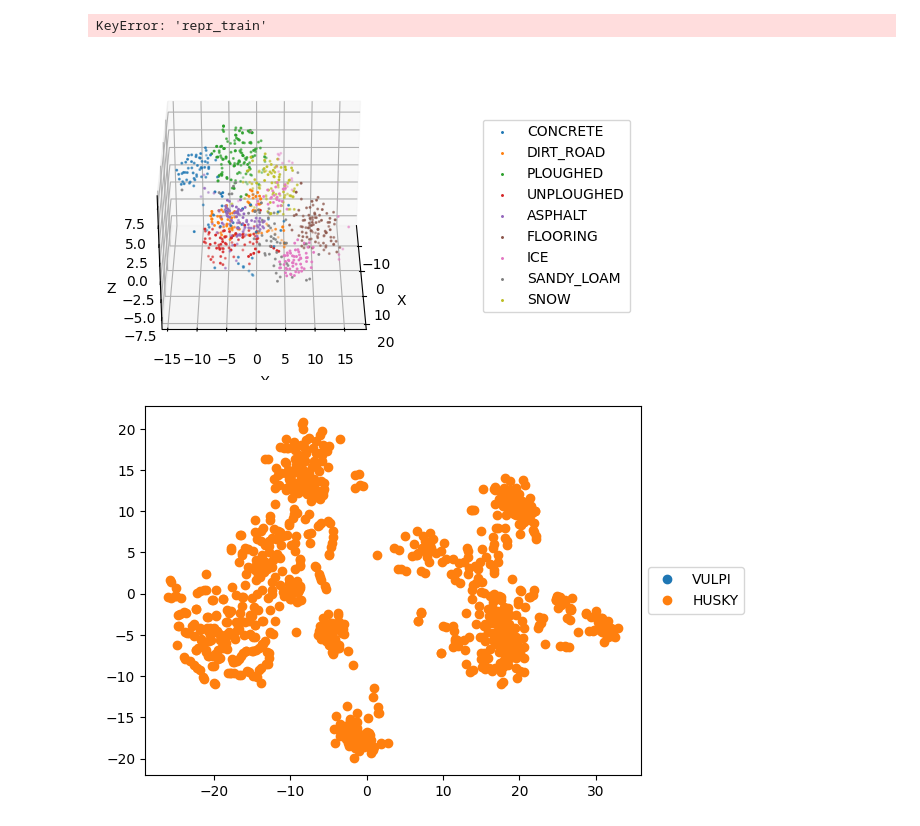
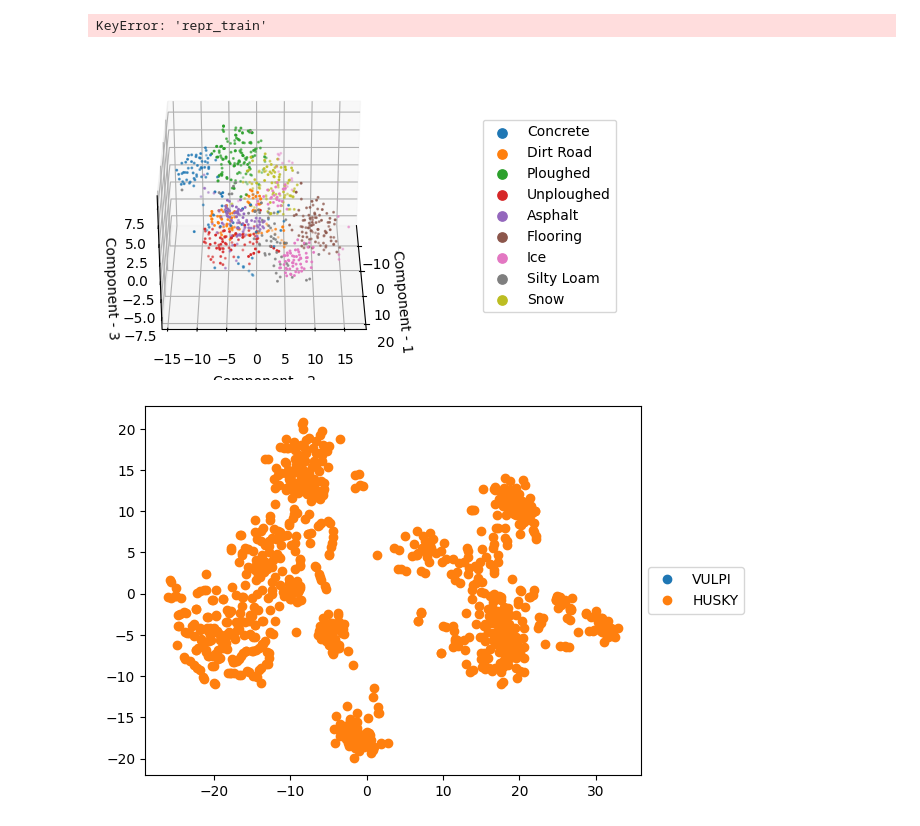
Before and after one commit to norlab-ulaval/BorealTC, a Jupyter notebook: metrics.ipynb, the cells around one changed output. Saved outputs shown, nothing was run; the diff lists cells and outputs as text; code cells hidden in the pictures.

Commit message:
Update color plot

```diff
--- a/metrics.ipynb
+++ b/metrics.ipynb
@@ -268,26 +269,29 @@ X_embedded = TSNE(n_components=3, perplexity=50, learning_rate=10, n_iter=2000).
 # %%
 import matplotlib.animation as animation
 
 fig = plt.figure(figsize=(8,4))
 ax = fig.add_subplot(projection='3d')
 
 
 for i, terrain in enumerate(terrains):
-    ax.scatter(X_embedded[yytest == i, 0], X_embedded[yytest == i, 1], X_embedded[yytest == i, 2], "o", label=terrain, s=5, marker='.')
+    terr = terrain.replace("_", " ").lower()
+    col = constants.PLOTCOLORS[terr]
+    lab = terr.replace("sandy", "silty").title()
+    ax.scatter(X_embedded[yytest == i, 0], X_embedded[yytest == i, 1], X_embedded[yytest == i, 2], "o", label=lab, s=5, marker='.')
 
-ax.legend(loc='center left', bbox_to_anchor=(1.20, 0.5))
-ax.set_xlabel('X')
-ax.set_ylabel('Y')
-ax.set_zlabel('Z')
+ax.legend(loc='center left', bbox_to_anchor=(1.20, 0.5), markerscale=6)
+ax.set_xlabel('Component - 1')
+ax.set_ylabel('Component - 2')
+ax.set_zlabel('Component - 3')
 # ax.show()
 
 def rotate(angle):
     ax.view_init(azim=angle)
 
 rot_animation = animation.FuncAnimation(fig, rotate, frames=np.arange(0, 362, 2), interval=100)
 # rot_animation.save('rotation.gif', dpi=80, writer='imagemagick')
 # %% [output]
-[figure, old version]
+[figure, new version]
 # %%
 
 rot_animation.save('rotation.gif', dpi=80, writer='imagemagick')
```
Also changed, not shown: parts of 1 cell of this notebook, 1 other file.
